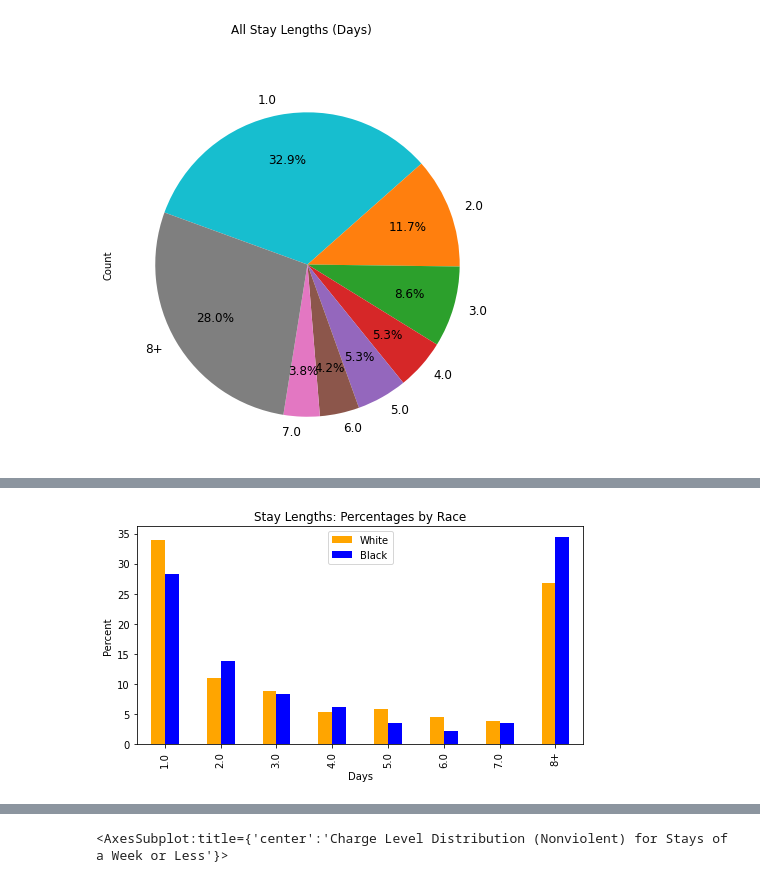
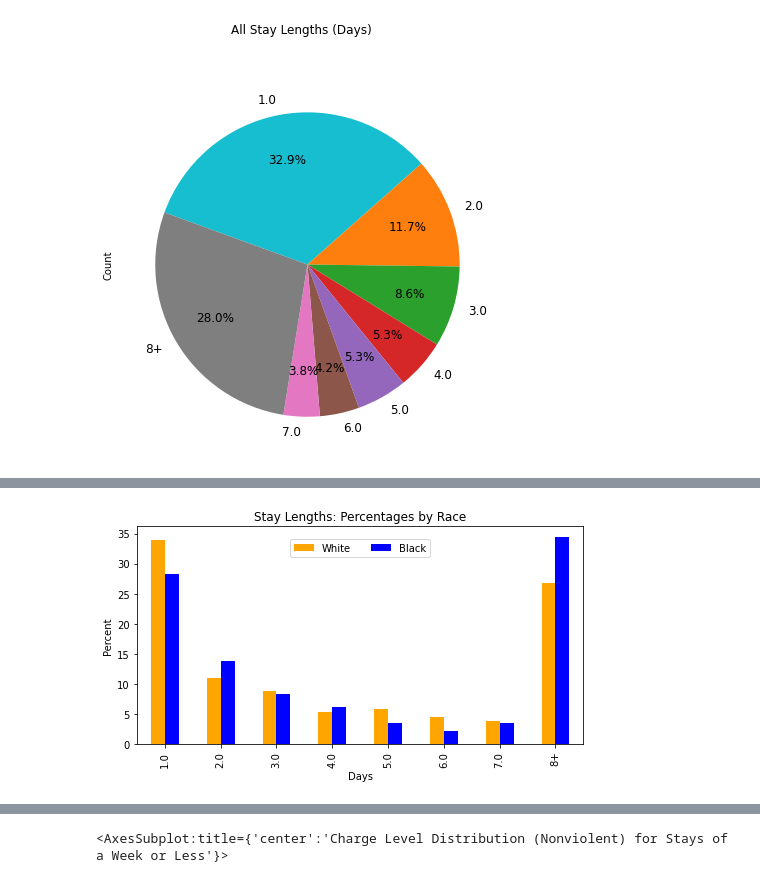
Before and after one commit to DeepWeave/jail-stays, a Jupyter notebook: jail-stays.ipynb, the cells around one changed output, grey strips where cells are left out. Cells and saved outputs as stored; diff of their text form; code cells hidden in the pictures.

```diff
--- a/jail-stays.ipynb
+++ b/jail-stays.ipynb
@@ -54,5 +54,6 @@ daysW = pd.concat([tmp.iloc[:7].copy(), pd.DataFrame([[tmp.iloc[7:].sum()]], ind
 daysRace = pd.concat([daysW, daysB], axis=1)
 daysRace.columns = ['White', 'Black']
 daysRace.index.name = 'Days'
-daysRace['Black'] = 100 * daysRace['Black']/days.sum()[0]
-daysRace['White'] = 100 * daysRace['White']/days.sum()[1]
+daysRace['Black'] = 100 * daysRace['Black']/daysRace['Black'].sum()
+daysRace['White'] = 100 * daysRace['White']/daysRace['White'].sum()
+daysRace
@@ -59,6 +71,9 @@ daysRace['White'] = 100 * daysRace['White']/days.sum()[1]
 # %%
 daysRace.plot.bar(title="Stay Lengths: Percentages by Race", figsize=[8,4], color=['Orange','Blue'])
 plt.ylabel('Percent')
+plt.legend()
+plt.legend(bbox_to_anchor=[0.5, 0.9], ncol=2)
+
 plt.show()
 # %% [output]
-[figure, old version]
+[figure, new version]
```
Also changed, not shown: parts of 7 cells of this notebook.
